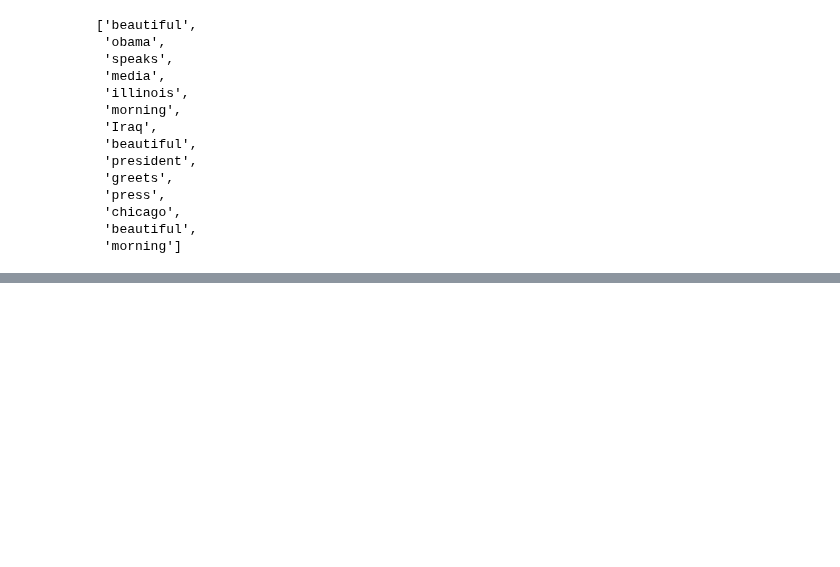
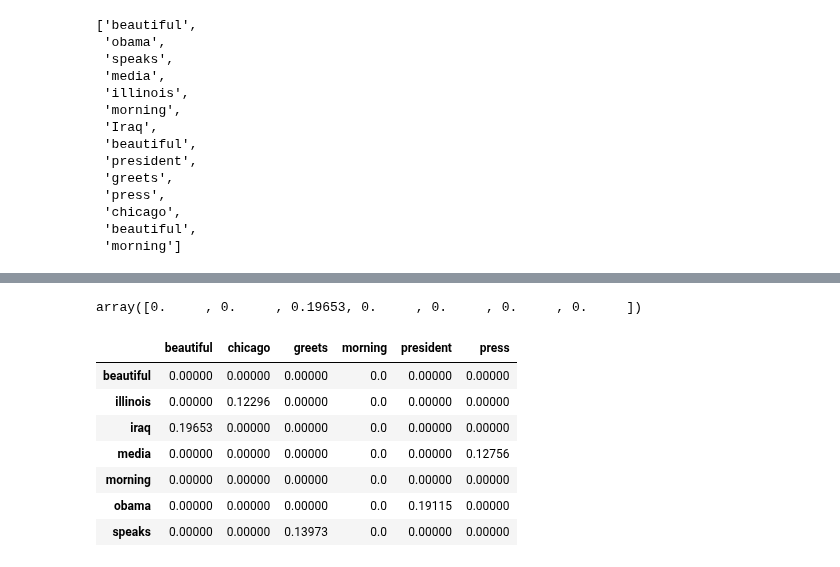
Before and after one commit to maybemkl/wmdecompose, a Jupyter notebook: Prototyping.ipynb, the cells around one changed output, grey strips where cells are left out. Cells and saved outputs as stored; diff of their text form; code cells hidden in the pictures; blank space fills up the shorter version.

Commit message:
testing models

```diff
--- a/Prototyping.ipynb
+++ b/Prototyping.ipynb
@@ -120,0 +366,4 @@ Wall time: 8.49 s
+# %%
+features = vectorizer.get_feature_names()
+word2idx = {word: idx for idx, word in enumerate(vectorizer.get_feature_names())}
+idx2word = {idx: word a idx, word in enumerate(vectorizer.get_feature_names())}
@@ -120,0 +382,2 @@ Wall time: 8.49 s
+# %%
+E = np.vstack([model.word_vec(word) for word in vectorizer.get_feature_names()])
@@ -120,0 +400,13 @@ Wall time: 8.49 s
+# %%
+%time
+
+X1_docs, X2_docs = [], []
+
+X1_nbow = vectorizer.transform(X1_sent)
+X2_nbow = vectorizer.transform(X2_sent)
+
+for idx, doc in enumerate(X1):
+    X1_docs.append(Document(doc, X1_nbow[idx], word2idx, E))
+
+for idx, doc in enumerate(X2):
+    X2_docs.append(Document(doc, X2_nbow[idx], word2idx, E))
@@ -120,0 +477,4 @@ Wall time: 8.49 s
+# %%
+%time
+
+test = WMDCluster(X1_docs[0:2], X2_docs[0:2],E,idx2word).get_flow()[0]
@@ -120,0 +484,15 @@ Wall time: 8.49 s
+# %%
+test[2][:,0]
+# %% [output]
+array([0.     , 0.     , 0.19653, 0.     , 0.     , 0.     , 0.     ])
+# %%
+pd.DataFrame(test[2], index=test[3],columns=test[4])
+# %% [output]
+|  | beautiful | chicago | greets | morning | president | press |
+| beautiful | 0.00000 | 0.00000 | 0.00000 | 0.0 | 0.00000 | 0.00000 |
+| illinois | 0.00000 | 0.12296 | 0.00000 | 0.0 | 0.00000 | 0.00000 |
+| iraq | 0.19653 | 0.00000 | 0.00000 | 0.0 | 0.00000 | 0.00000 |
+| media | 0.00000 | 0.00000 | 0.00000 | 0.0 | 0.00000 | 0.12756 |
+| morning | 0.00000 | 0.00000 | 0.00000 | 0.0 | 0.00000 | 0.00000 |
+| obama | 0.00000 | 0.00000 | 0.00000 | 0.0 | 0.19115 | 0.00000 |
+| speaks | 0.00000 | 0.00000 | 0.13973 | 0.0 | 0.00000 | 0.00000 |
```
Also changed, not shown: parts of 53 cells of this notebook.
